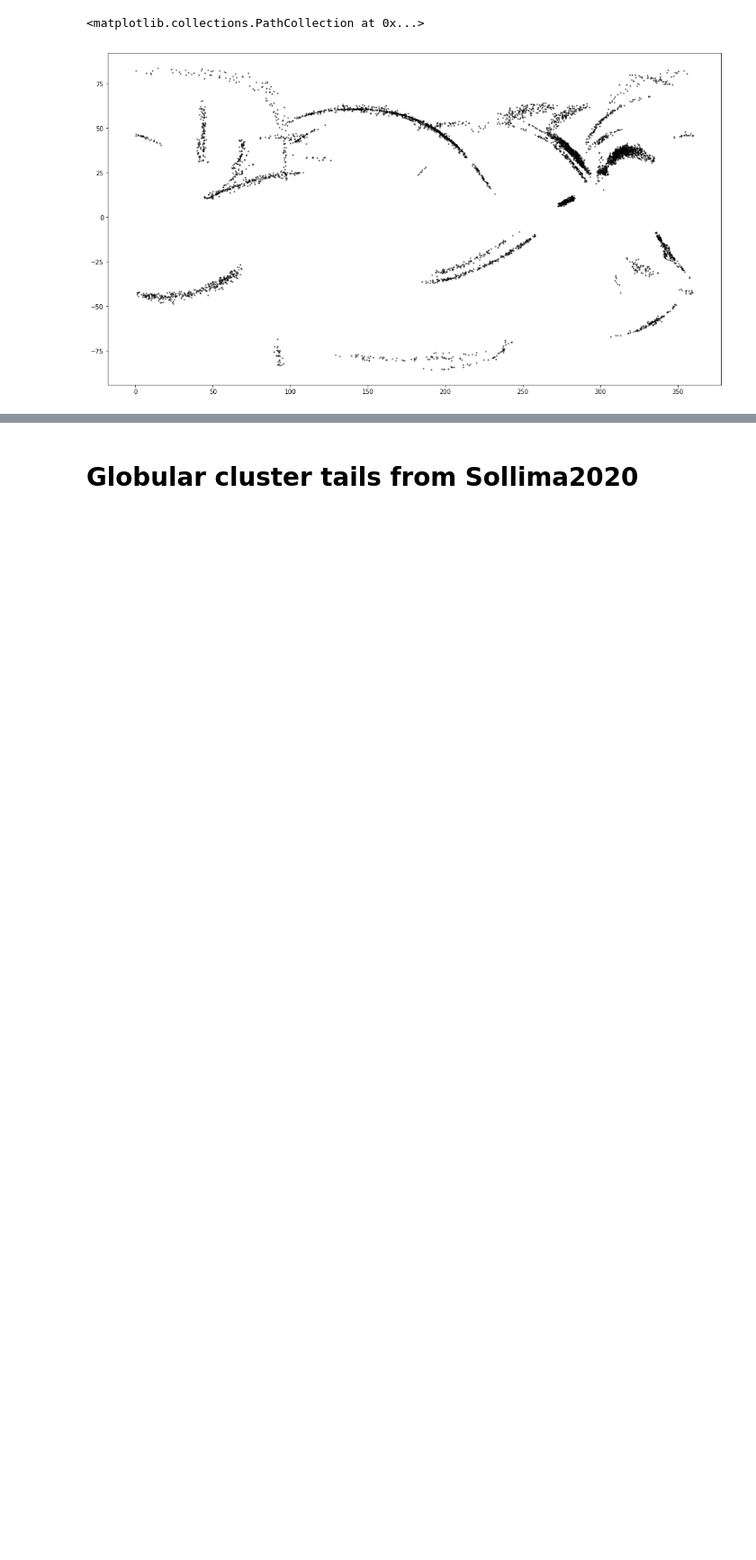
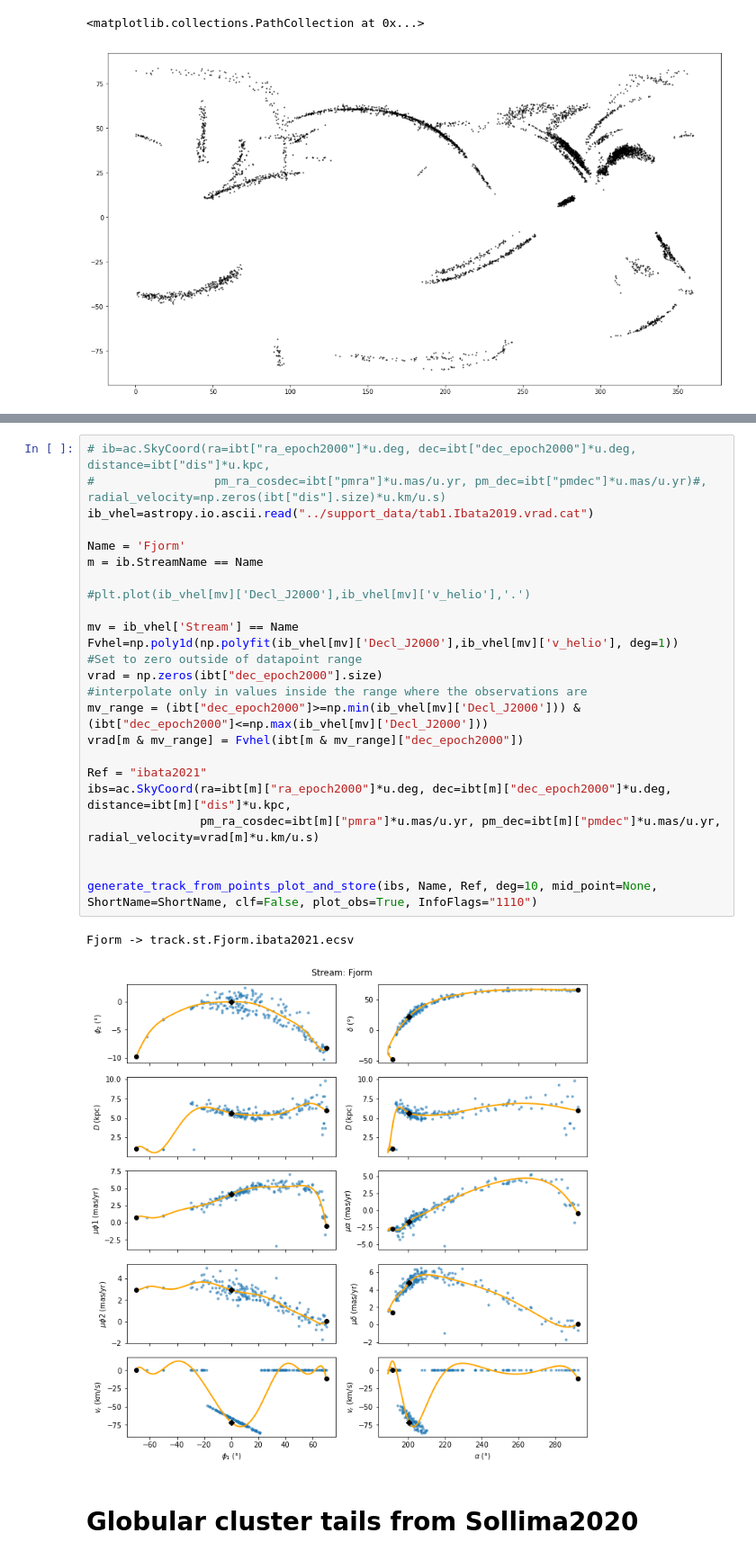
Before and after one commit to cmateu/galstreams, a Jupyter notebook: galstreams/tracks/standardized_tracks.ipynb, the cells around one changed output, grey strips where cells are left out. Shown at 90% size. Drawn from its saved outputs; the diff is of its cells as text; blank space fills up the shorter version.

```diff
--- a/galstreams/tracks/standardized_tracks.ipynb
+++ b/galstreams/tracks/standardized_tracks.ipynb
@@ -789,3 +788,30 @@ Ylgr -> track.st.Ylgr.ibata2021.ecsv
+# %%
+# ib=ac.SkyCoord(ra=ibt["ra_epoch2000"]*u.deg, dec=ibt["dec_epoch2000"]*u.deg, distance=ibt["dis"]*u.kpc,
+#                 pm_ra_cosdec=ibt["pmra"]*u.mas/u.yr, pm_dec=ibt["pmdec"]*u.mas/u.yr)#, radial_velocity=np.zeros(ibt["dis"].size)*u.km/u.s)
+ib_vhel=astropy.io.ascii.read("../support_data/tab1.Ibata2019.vrad.cat")
+
+Name = 'Fjorm'
+m = ib.StreamName == Name
+
+#plt.plot(ib_vhel[mv]['Decl_J2000'],ib_vhel[mv]['v_helio'],'.')
+
+mv = ib_vhel['Stream'] == Name
+Fvhel=np.poly1d(np.polyfit(ib_vhel[mv]['Decl_J2000'],ib_vhel[mv]['v_helio'], deg=1))
+#Set to zero outside of datapoint range
+vrad = np.zeros(ibt["dec_epoch2000"].size)
+#interpolate only in values inside the range where the observations are
+mv_range = (ibt["dec_epoch2000"]>=np.min(ib_vhel[mv]['Decl_J2000'])) & (ibt["dec_epoch2000"]<=np.max(ib_vhel[mv]['Decl_J2000']))
+vrad[m & mv_range] = Fvhel(ibt[m & mv_range]["dec_epoch2000"])
+
+Ref = "ibata2021"
+ibs=ac.SkyCoord(ra=ibt[m]["ra_epoch2000"]*u.deg, dec=ibt[m]["dec_epoch2000"]*u.deg, distance=ibt[m]["dis"]*u.kpc,
+                pm_ra_cosdec=ibt[m]["pmra"]*u.mas/u.yr, pm_dec=ibt[m]["pmdec"]*u.mas/u.yr, radial_velocity=vrad[m]*u.km/u.s)
+
+
+generate_track_from_points_plot_and_store(ibs, Name, Ref, deg=10, mid_point=None, ShortName=ShortName, clf=False, plot_obs=True, InfoFlags="1110")
+# %% [output]
+Fjorm -> track.st.Fjorm.ibata2021.ecsv
+[figure, added]
 # %% [markdown]
 Globular cluster tails from Sollima2020
 ======
```
Also changed, not shown: parts of 28 cells of this notebook, 8 other files.
